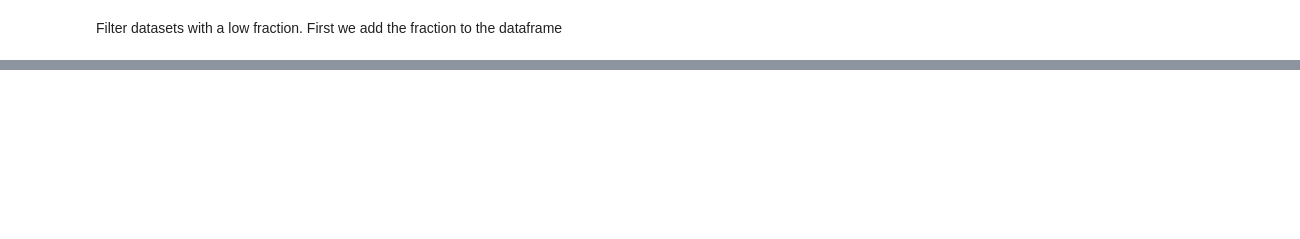
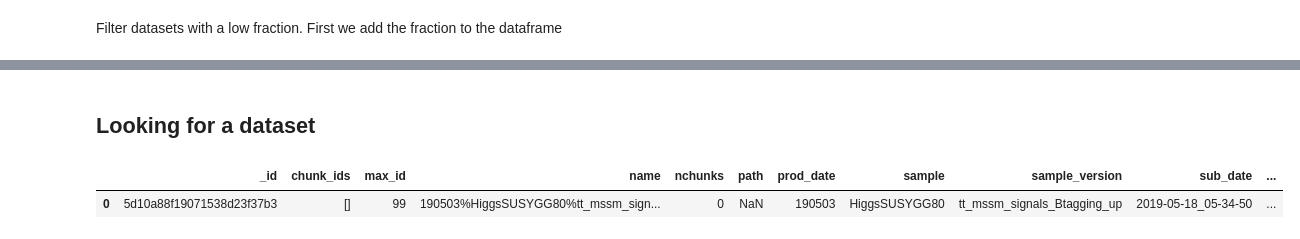
Before and after one commit to lucastorterotot/htt_plot, a Jupyter notebook: harvesting/dataset_report.ipynb, the cells around one changed output, grey strips where cells are left out. Drawn from its saved outputs; the diff is of its cells as text; code cells hidden in the pictures; blank space fills up the shorter version.

```diff
--- a/harvesting/dataset_report.ipynb
+++ b/harvesting/dataset_report.ipynb
@@ -120,0 +168,11 @@ df[df['missfrac']<0.5]
+# %% [markdown]
+## Looking for a dataset
+# %%
+# select a dy jet sample
+susygg80 = df.loc[df['name']=='190503%HiggsSUSYGG80%tt_mssm_signals_Btagging_up']
+# print paths
+pd.set_option('display.max_colwidth', 500)
+susygg80
+# %% [output]
+|  | _id | chunk_ids | max_id | name | nchunks | path | prod_date | sample | sample_version | sub_date | ... |
+| 0 | 5d10a88f19071538d23f37b3 | [] | 99 | 190503%HiggsSUSYGG80%tt_mssm_sign... | 0 | NaN | 190503 | HiggsSUSYGG80 | tt_mssm_signals_Btagging_up | 2019-05-18_05-34-50 | ... |
```
Also changed, not shown: parts of 15 cells of this notebook.
